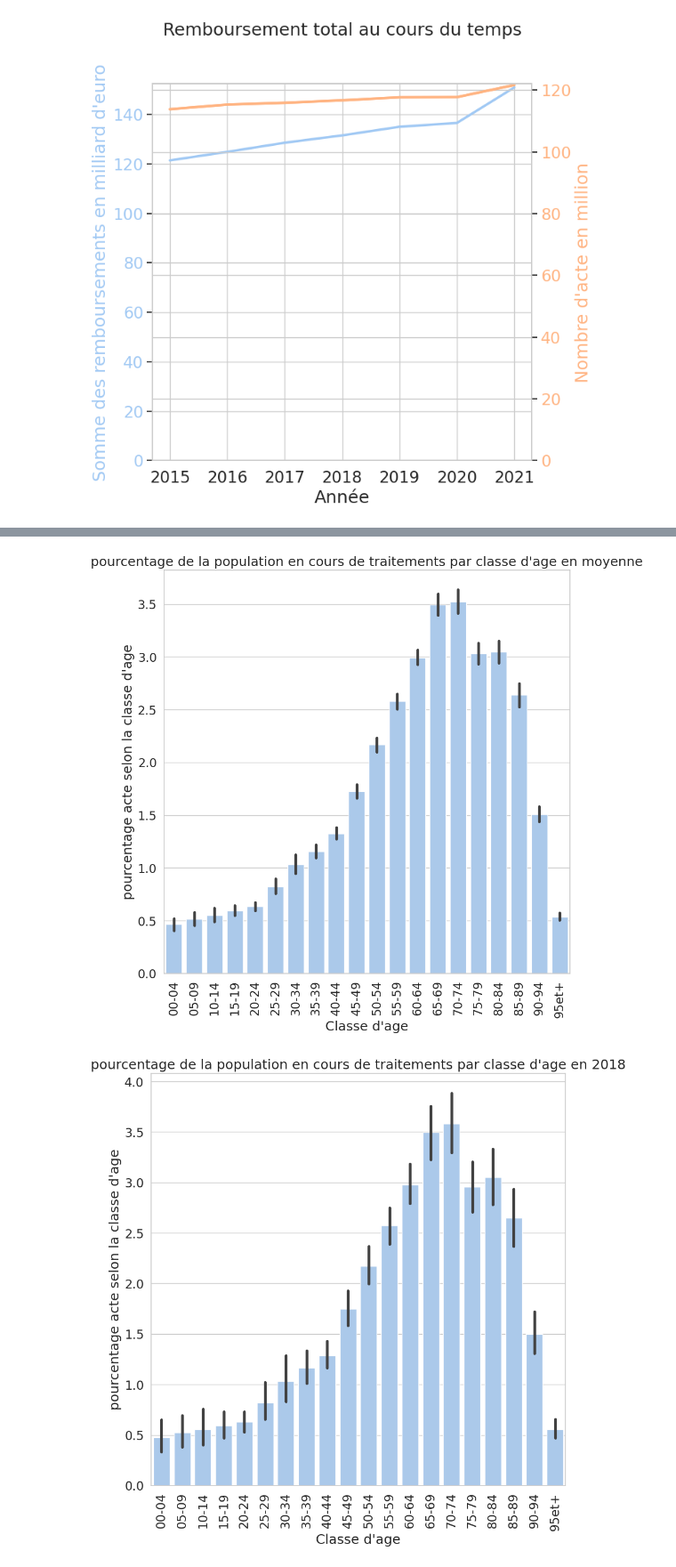
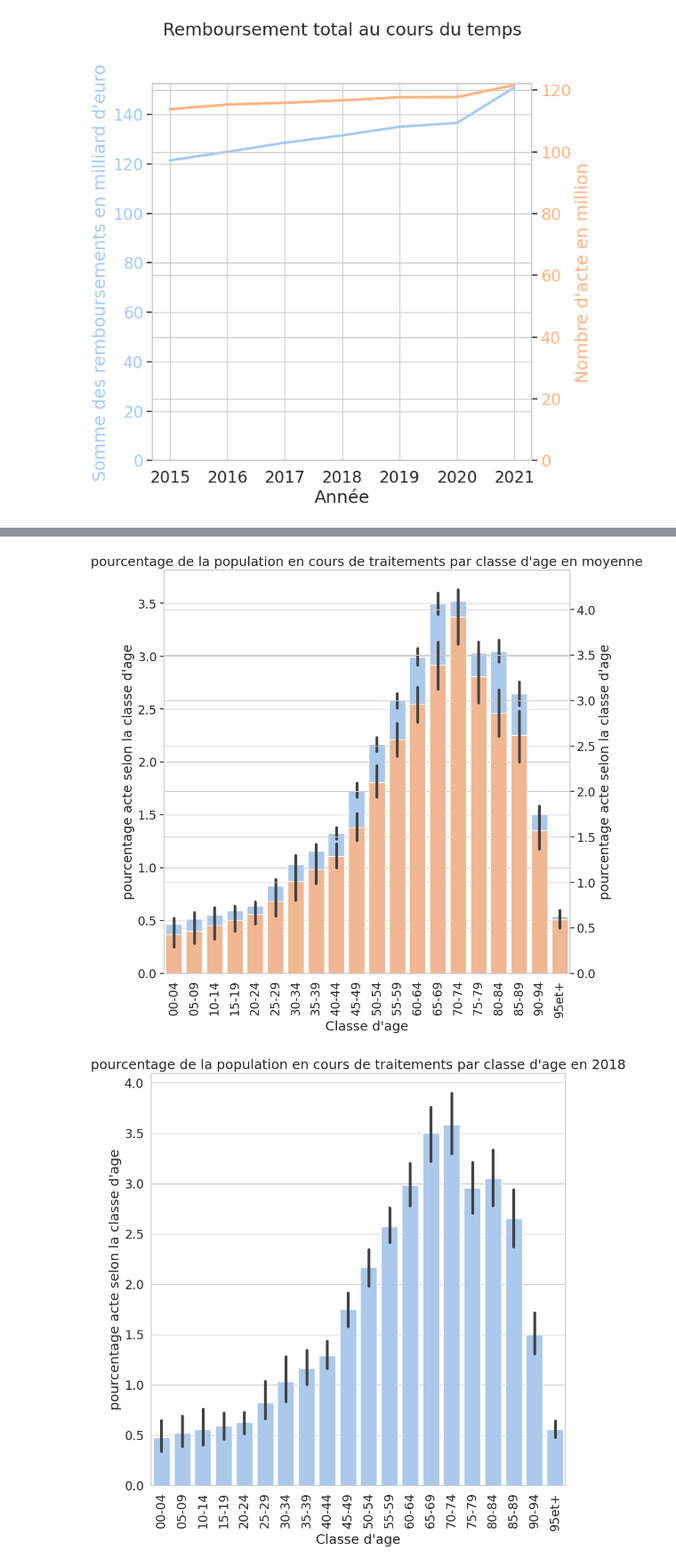
Before and after one commit to barrmath/data_maladie, a Jupyter notebook: Analyse graphique.ipynb, the cells around one changed output, grey strips where cells are left out. Shown at 89% size. Saved outputs shown, nothing was run; the diff lists cells and outputs as text; code cells hidden in the pictures.

```diff
--- a/Analyse graphique.ipynb
+++ b/Analyse graphique.ipynb
@@ -135,13 +141,19 @@ plt.show()
 # %%
-fig,ax=plt.subplots()
+fig,ax1 = plt.subplots()
 fig.set_size_inches(10,10)
-sns.barplot(data=data_amelie,x='cla_age_5',y="pourcentage acte selon la classe d'age",ax=ax,estimator='mean')
-ax.set_title('pourcentage de la population en cours de traitements par classe d\'age en moyenne')
-ax.set_xlabel('Classe d\'age')
-ax.tick_params(axis='x', labelrotation=90)
+sns.barplot(data=data_amelie,x='cla_age_5',y="pourcentage acte selon la classe d'age",ax=ax1,estimator='mean')
+ax1.set_title('pourcentage de la population en cours de traitements par classe d\'age en moyenne')
+ax1.set_xlabel('Classe d\'age')
+ax1.tick_params(axis='x', labelrotation=90)
+
+ax2=ax1.twinx()
+sns.barplot(data=data_amelie[data_amelie['annee']==2021],x='cla_age_5',y="pourcentage acte selon la classe d'age",ax=ax2,estimator='mean',color=palette[1])
+ax2.set_xlabel('Classe d\'age')
+ax2.tick_params(axis='x', labelrotation=90)
+
 plt.show()
 # %% [output]
-[figure, old version]
+[figure, new version]
 # %%
 fig,ax=plt.subplots()
 fig.set_size_inches(10,10)
```
Also changed, not shown: parts of 3 cells of this notebook, 1 other file.
